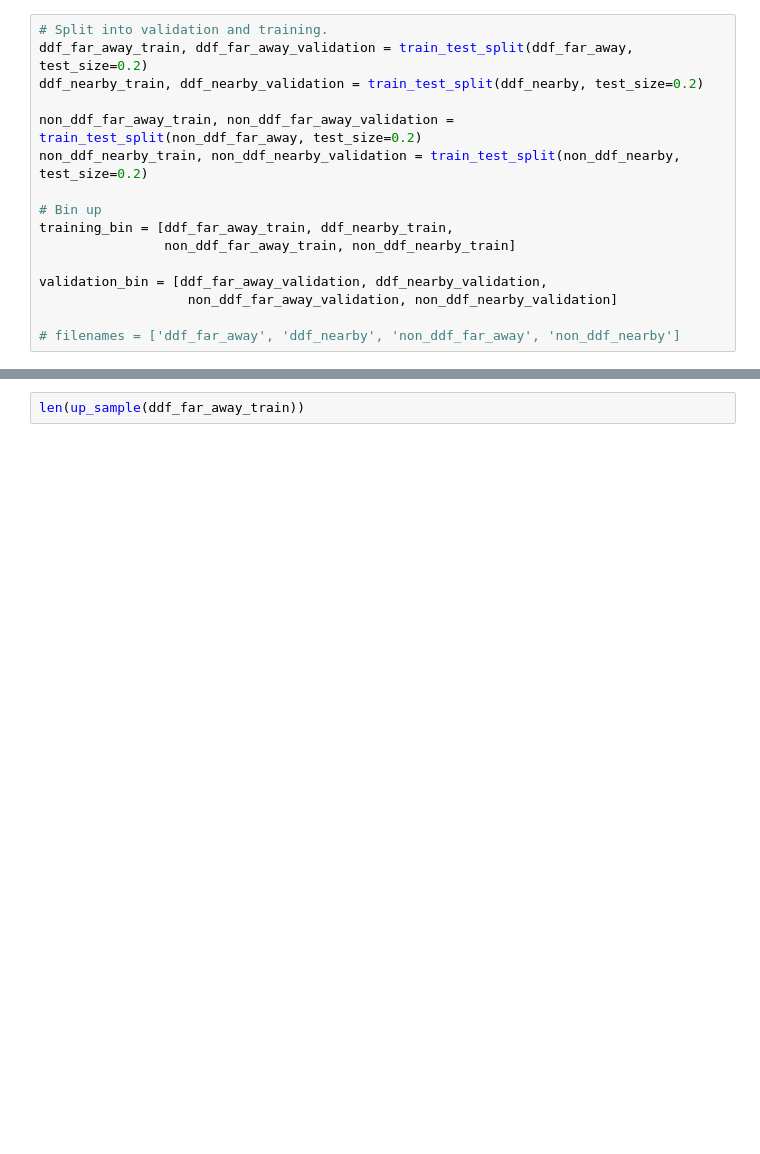
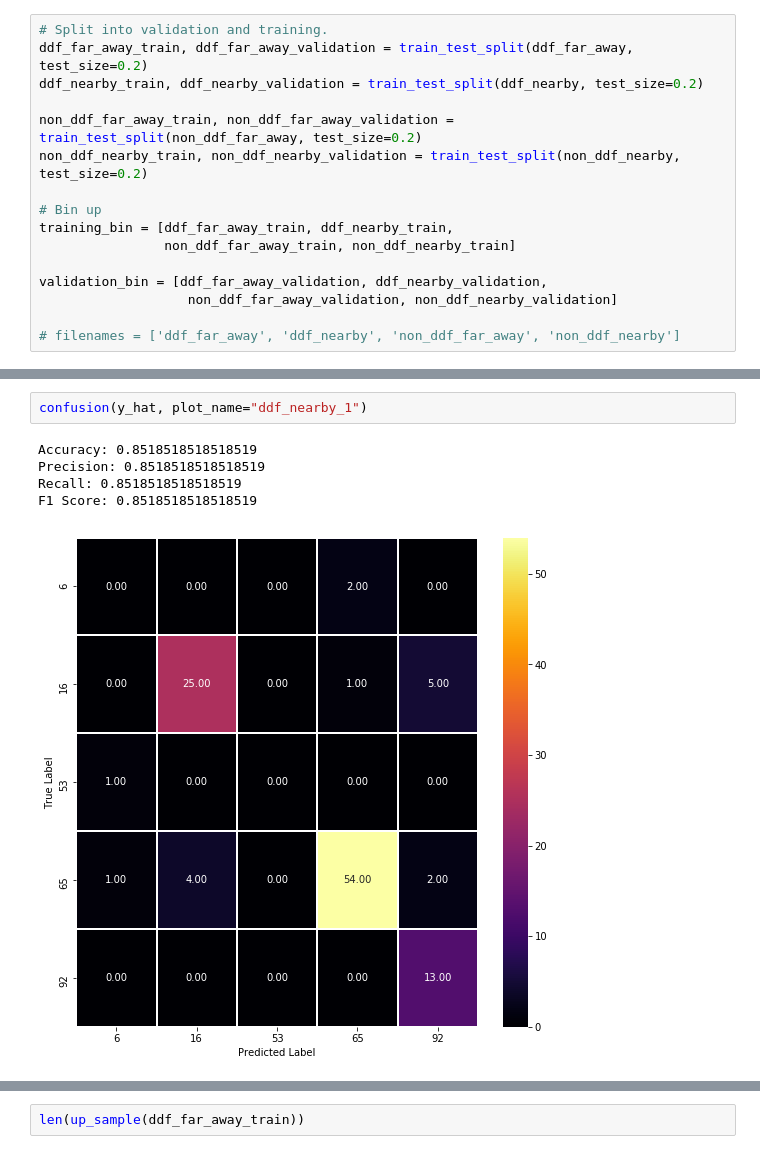
Before and after one commit to samdreed21/MLProject2018, a Jupyter notebook: LSTM_RNN.ipynb, the cells around one changed output, grey strips where cells are left out. Saved outputs shown, nothing was run; the diff lists cells and outputs as text; blank space fills up the shorter version.

```diff
--- a/LSTM_RNN.ipynb
+++ b/LSTM_RNN.ipynb
@@ -272,4 +290,12 @@ def plot_accuracy(train_loss, valid_loss):
     plt.show()
+# %%
+confusion(y_hat, plot_name="ddf_nearby_1")
+# %% [output]
+Accuracy: 0.8518518518518519
+Precision: 0.8518518518518519
+Recall: 0.8518518518518519
+F1 Score: 0.8518518518518519
+[figure, added]
 # %%
 confusion(y_hat)
 # %% [output]
```
Also changed, not shown: parts of 8 cells of this notebook, 2 other files.
